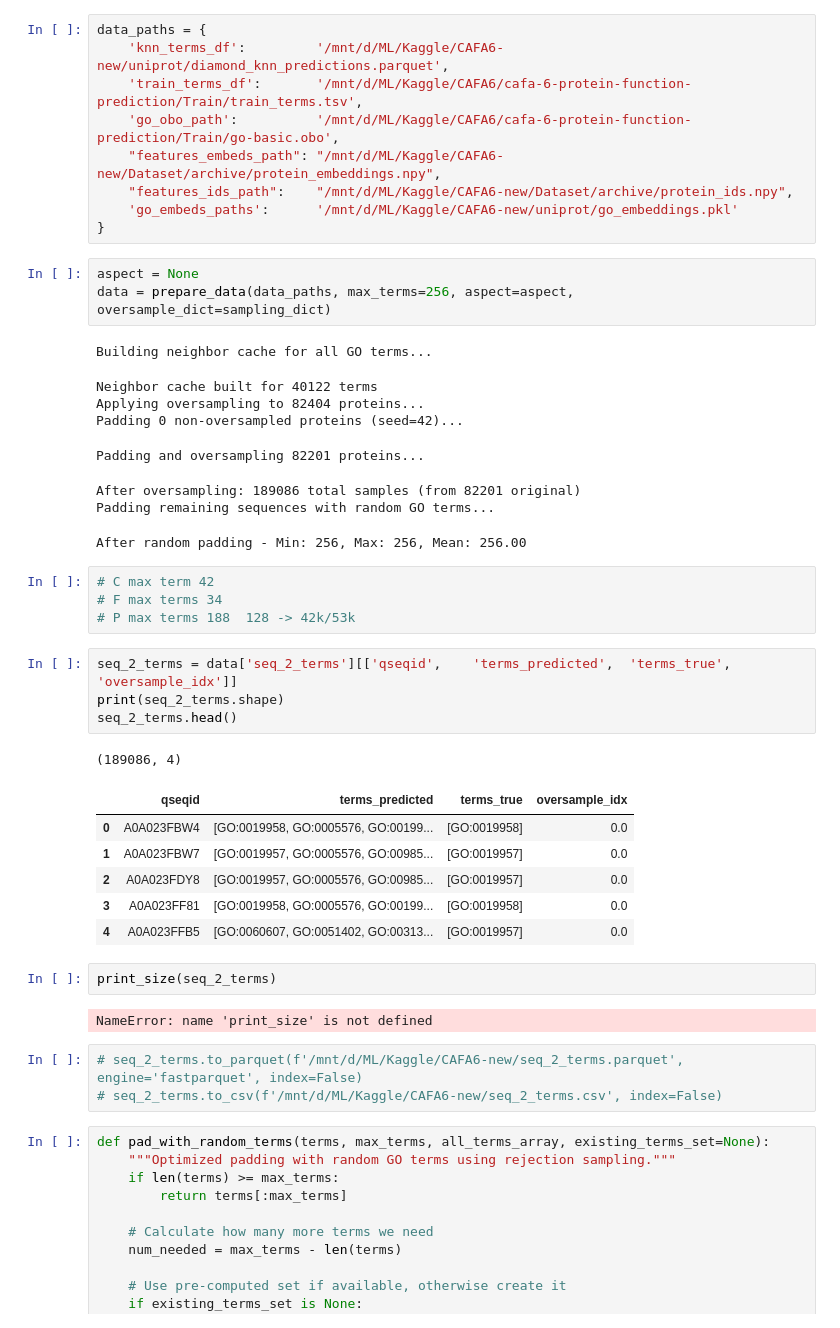
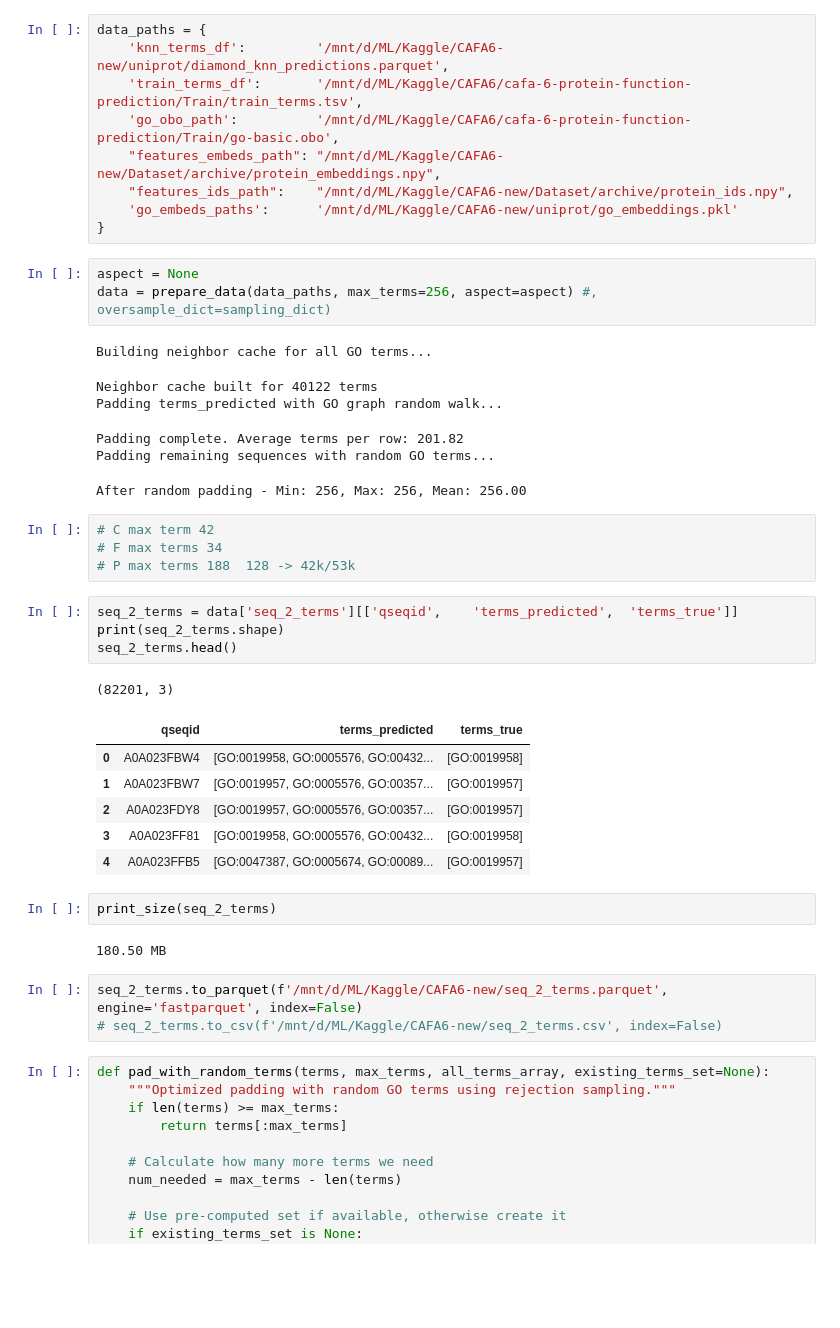
Before and after one commit to tnshp/CAFA6_embeds_model, a Jupyter notebook: test_dataset.ipynb, the cells around one changed output. Cells and saved outputs as stored; diff of their text form; blank space fills up the shorter version.

```diff
--- a/test_dataset.ipynb
+++ b/test_dataset.ipynb
@@ -577,38 +576,36 @@ data_paths = {
 }
 # %%
 aspect = None
-data = prepare_data(data_paths, max_terms=256, aspect=aspect, oversample_dict=sampling_dict)
+data = prepare_data(data_paths, max_terms=256, aspect=aspect) #, oversample_dict=sampling_dict)
 # %% [output]
 Building neighbor cache for all GO terms...
 Neighbor cache built for 40122 terms
-Applying oversampling to 82404 proteins...
-Padding 0 non-oversampled proteins (seed=42)...
+Padding terms_predicted with GO graph random walk...
-Padding and oversampling 82201 proteins...
+Padding complete. Average terms per row: 201.82
+Padding remaining sequences with random GO terms...
-After oversampling: 189086 total samples (from 82201 original)
-Padding remaining sequences with random GO terms...
+After random padding - Min: 256, Max: 256, Mean: 256.00
-After random padding - Min: 256, Max: 256, Mean: 256.00
 # %%
 # C max term 42
 # F max terms 34
 # P max terms 188  128 -> 42k/53k
 # %%
-seq_2_terms = data['seq_2_terms'][['qseqid',	'terms_predicted',	'terms_true',	'oversample_idx']]
+seq_2_terms = data['seq_2_terms'][['qseqid',	'terms_predicted',	'terms_true']]
 print(seq_2_terms.shape)
 seq_2_terms.head()
 # %% [output]
-(189086, 4)
+(82201, 3)
-|  | qseqid | terms_predicted | terms_true | oversample_idx |
-| 0 | A0A023FBW4 | [GO:0019958, GO:0005576, GO:00199... | [GO:0019958] | 0.0 |
-| 1 | A0A023FBW7 | [GO:0019957, GO:0005576, GO:00985... | [GO:0019957] | 0.0 |
-| 2 | A0A023FDY8 | [GO:0019957, GO:0005576, GO:00985... | [GO:0019957] | 0.0 |
-| 3 | A0A023FF81 | [GO:0019958, GO:0005576, GO:00199... | [GO:0019958] | 0.0 |
-| 4 | A0A023FFB5 | [GO:0060607, GO:0051402, GO:00313... | [GO:0019957] | 0.0 |
+|  | qseqid | terms_predicted | terms_true |
+| 0 | A0A023FBW4 | [GO:0019958, GO:0005576, GO:00432... | [GO:0019958] |
+| 1 | A0A023FBW7 | [GO:0019957, GO:0005576, GO:00357... | [GO:0019957] |
+| 2 | A0A023FDY8 | [GO:0019957, GO:0005576, GO:00357... | [GO:0019957] |
+| 3 | A0A023FF81 | [GO:0019958, GO:0005576, GO:00432... | [GO:0019958] |
+| 4 | A0A023FFB5 | [GO:0047387, GO:0005674, GO:00089... | [GO:0019957] |
 # %%
 print_size(seq_2_terms)
 # %% [output]
-NameError: name 'print_size' is not defined
+180.50 MB
 # %%
-# seq_2_terms.to_parquet(f'/mnt/d/ML/Kaggle/CAFA6-new/seq_2_terms.parquet', engine='fastparquet', index=False)
+seq_2_terms.to_parquet(f'/mnt/d/ML/Kaggle/CAFA6-new/seq_2_terms.parquet', engine='fastparquet', index=False)
 # seq_2_terms.to_csv(f'/mnt/d/ML/Kaggle/CAFA6-new/seq_2_terms.csv', index=False)
 # %%
 def pad_with_random_terms(terms, max_terms, all_terms_array, existing_terms_set=None):
```
Also changed, not shown: parts of 2 cells of this notebook, 4 other files.
